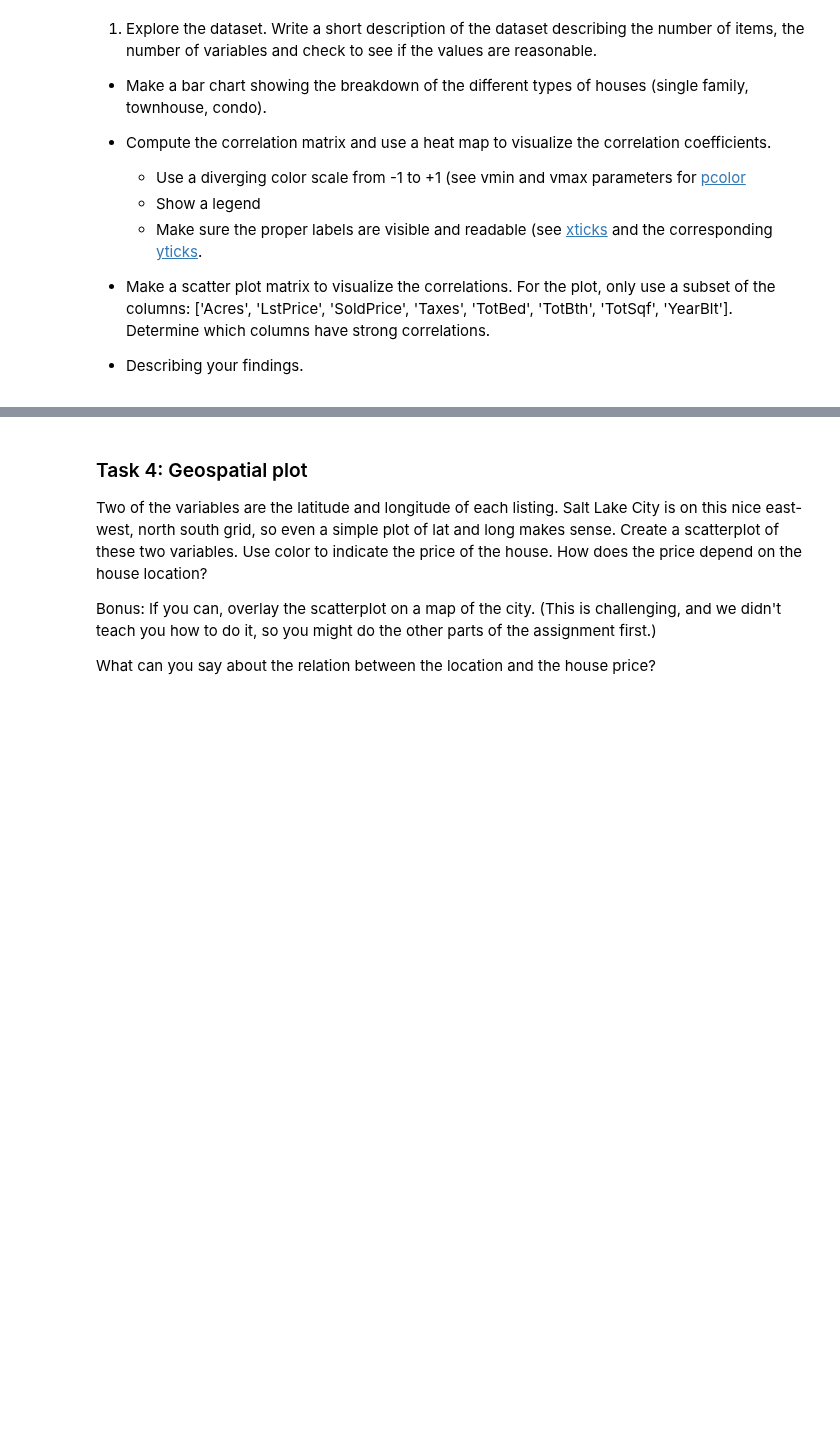
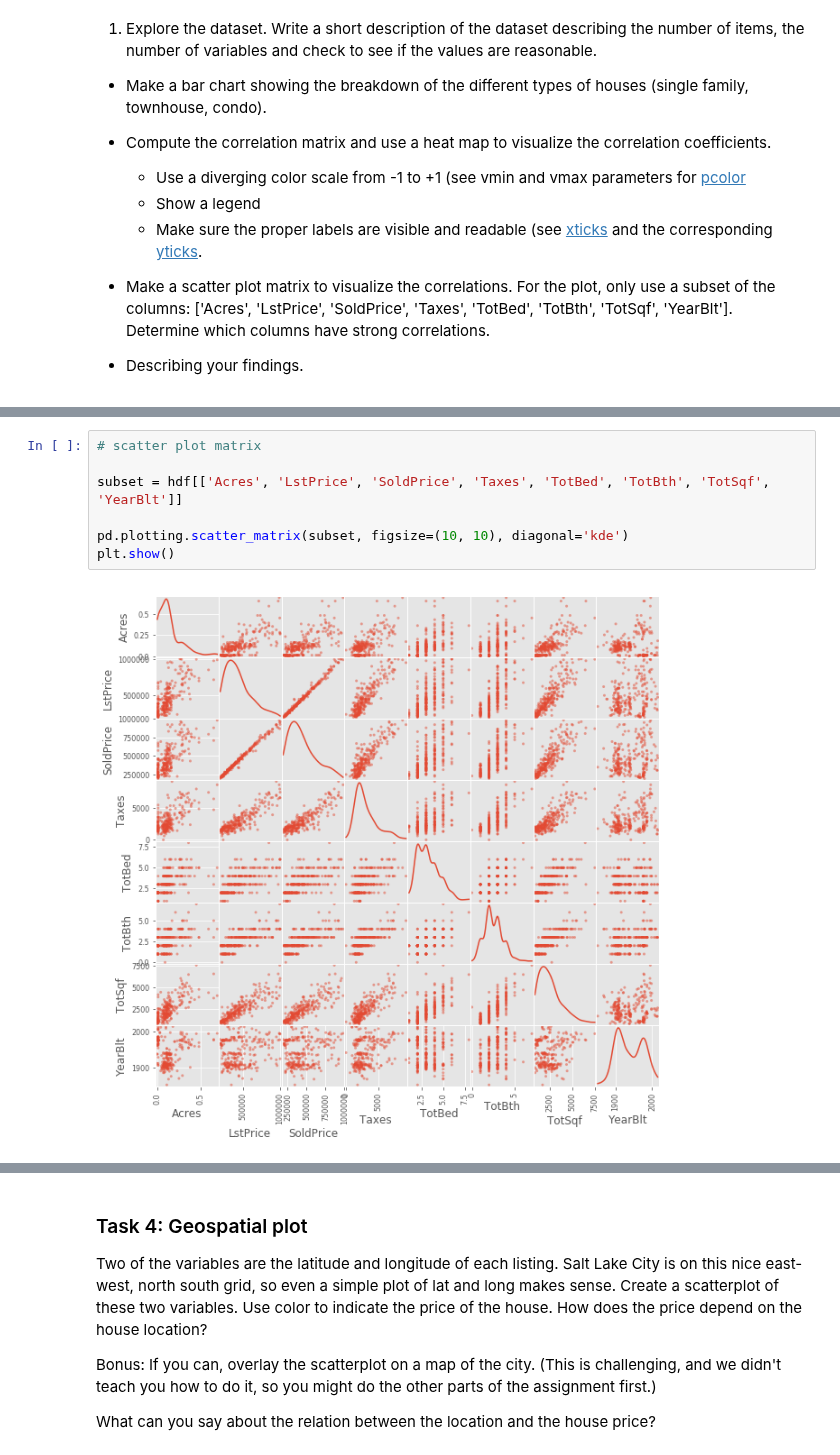
Before and after one commit to brookeslawski/datascience-homeworks-local, a Jupyter notebook: HW5/2018-HW5.ipynb, the cells around one changed output, grey strips where cells are left out. Cells and saved outputs as stored; diff of their text form; blank space fills up the shorter version.

```diff
--- a/HW5/2018-HW5.ipynb
+++ b/HW5/2018-HW5.ipynb
@@ -127,0 +245,9 @@ check townhouse:
+# %%
+# scatter plot matrix
+
+subset = hdf[['Acres', 'LstPrice', 'SoldPrice', 'Taxes', 'TotBed', 'TotBth', 'TotSqf', 'YearBlt']]
+
+pd.plotting.scatter_matrix(subset, figsize=(10, 10), diagonal='kde')
+plt.show()
+# %% [output]
+[figure, added]
```
Also changed, not shown: parts of 22 cells of this notebook, 1 other file.
